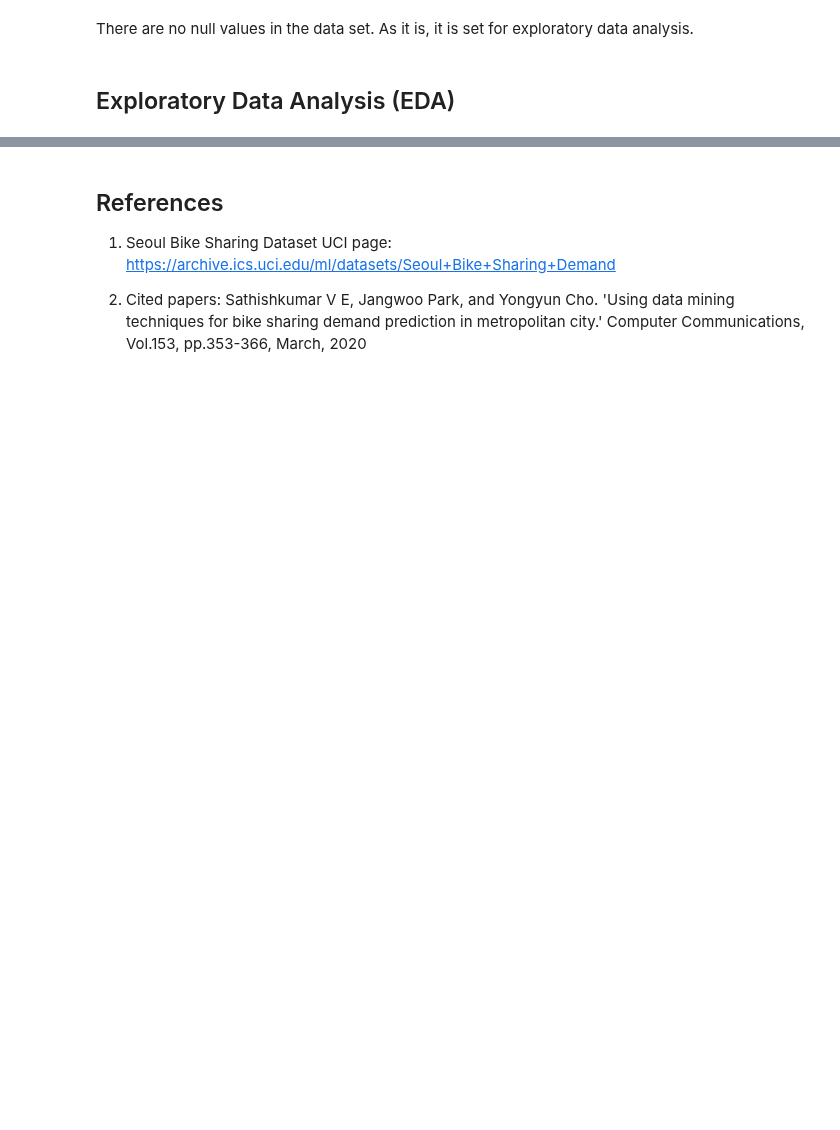
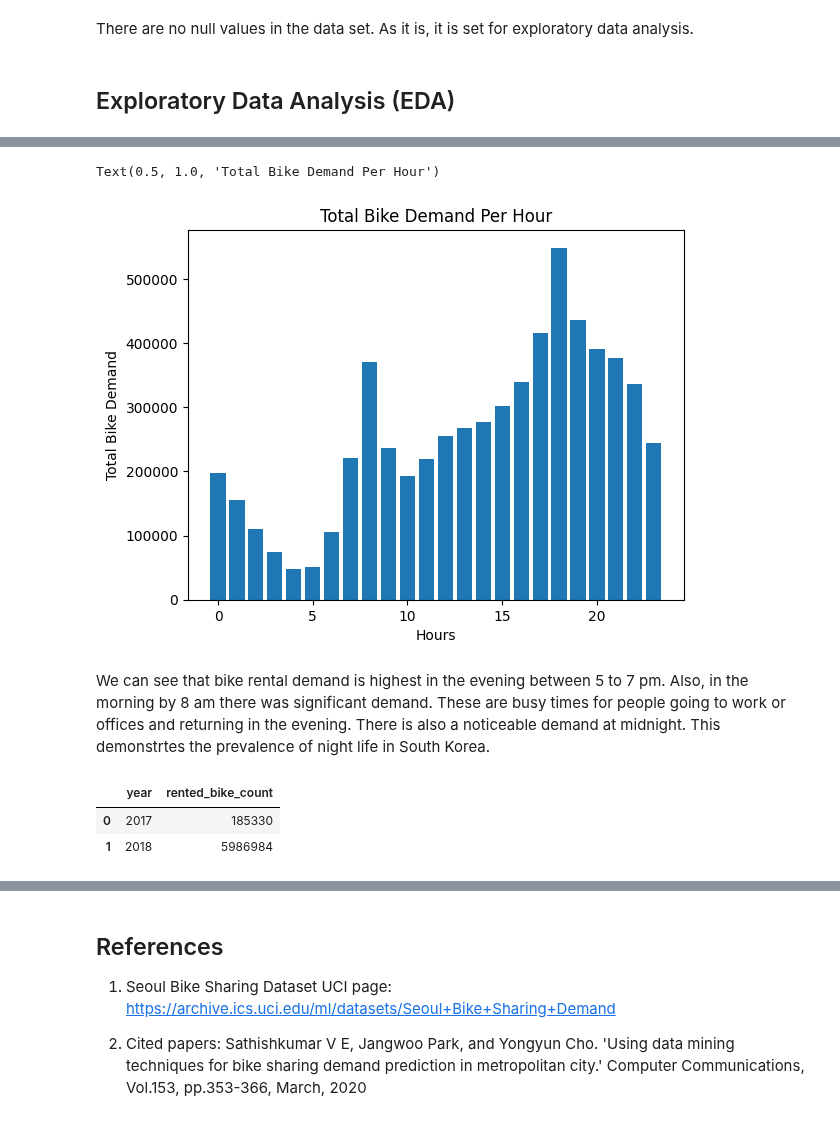
Before and after one commit to Emekadavid/bike-rentals, a Jupyter notebook: notebook.ipynb, the cells around one changed output, grey strips where cells are left out. Drawn from its saved outputs; the diff is of its cells as text; code cells hidden in the pictures; blank space fills up the shorter version.

```diff
--- a/notebook.ipynb
+++ b/notebook.ipynb
@@ -137,0 +192,6 @@ There are no null values in the data set. As it is, it is set for exploratory da
+# %%
+# hourly demand
+hourly = bike_df.groupby("hour")["rented_bike_count"].sum()
+hourly_df = hourly.to_frame()
+hourly_df.reset_index(inplace=True)
+hourly_df
@@ -137,0 +216,20 @@ There are no null values in the data set. As it is, it is set for exploratory da
+# %%
+plt.bar(hourly_df.hour, hourly_df.rented_bike_count)
+plt.xlabel("Hours")
+plt.ylabel("Total Bike Demand")
+plt.title("Total Bike Demand Per Hour")
+# %% [output]
+Text(0.5, 1.0, 'Total Bike Demand Per Hour')
+[figure, added]
+# %% [markdown]
+We can see that bike rental demand is highest in the evening between 5 to 7 pm. Also, in the morning by 8 am there was significant demand. These are busy times for people going to work or offices and returning in the evening. There is also a noticeable demand at midnight. This demonstrtes the prevalence of night life in South Korea.
+# %%
+# yearly demand
+yearly = bike_df.groupby("year")["rented_bike_count"].sum()
+yearly_df =  yearly.to_frame()
+yearly_df.reset_index(inplace=True)
+yearly_df
+# %% [output]
+|  | year | rented_bike_count |
+| 0 | 2017 | 185330 |
+| 1 | 2018 | 5986984 |
```
Also changed, not shown: parts of 29 cells of this notebook, 1 other file.
